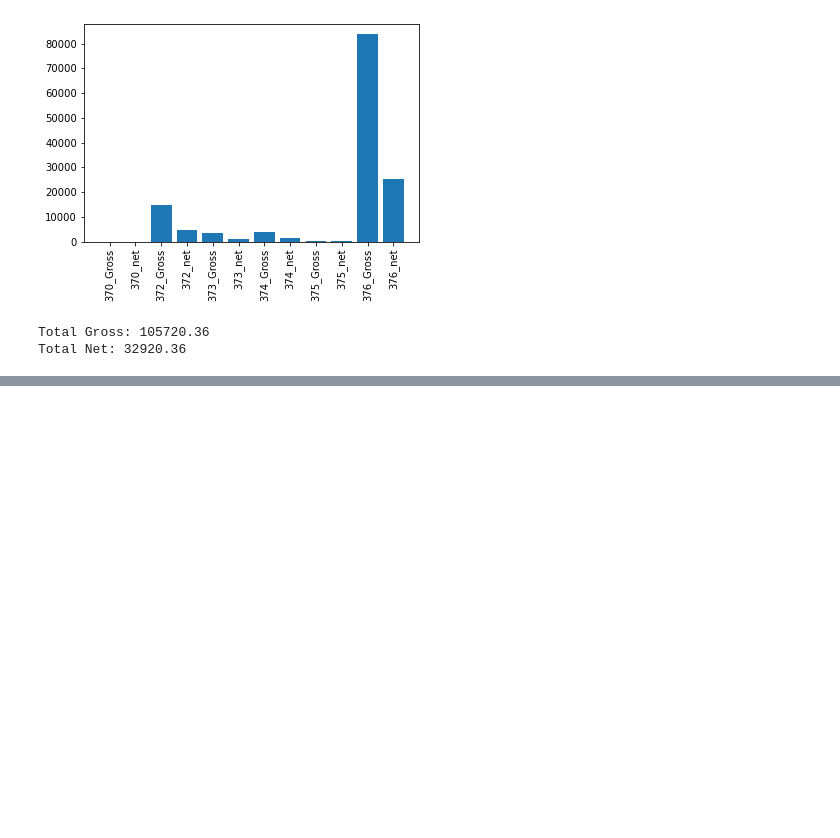
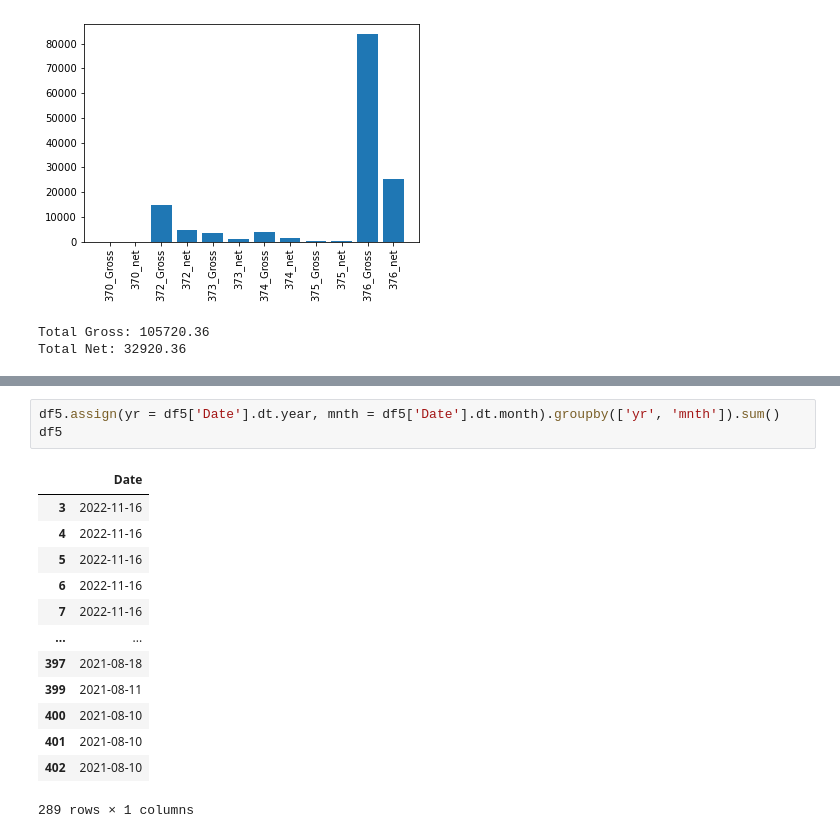
Before and after one commit to dmorton714/vis, a Jupyter notebook: vis.ipynb, the cells around one changed output, grey strips where cells are left out. Saved outputs shown, nothing was run; the diff lists cells and outputs as text; blank space fills up the shorter version.

```diff
--- a/vis.ipynb
+++ b/vis.ipynb
@@ -391,0 +458,17 @@ Name: Qty, dtype: int64
+# %%
+df5.assign(yr = df5['Date'].dt.year, mnth = df5['Date'].dt.month).groupby(['yr', 'mnth']).sum()
+df5
+# %% [output]
+|  | Date |
+| 3 | 2022-11-16 |
+| 4 | 2022-11-16 |
+| 5 | 2022-11-16 |
+| 6 | 2022-11-16 |
+| 7 | 2022-11-16 |
+| ... | ... |
+| 397 | 2021-08-18 |
+| 399 | 2021-08-11 |
+| 400 | 2021-08-10 |
+| 401 | 2021-08-10 |
+| 402 | 2021-08-10 |
+289 rows × 1 columns
```
Also changed, not shown: parts of 10 cells of this notebook.
